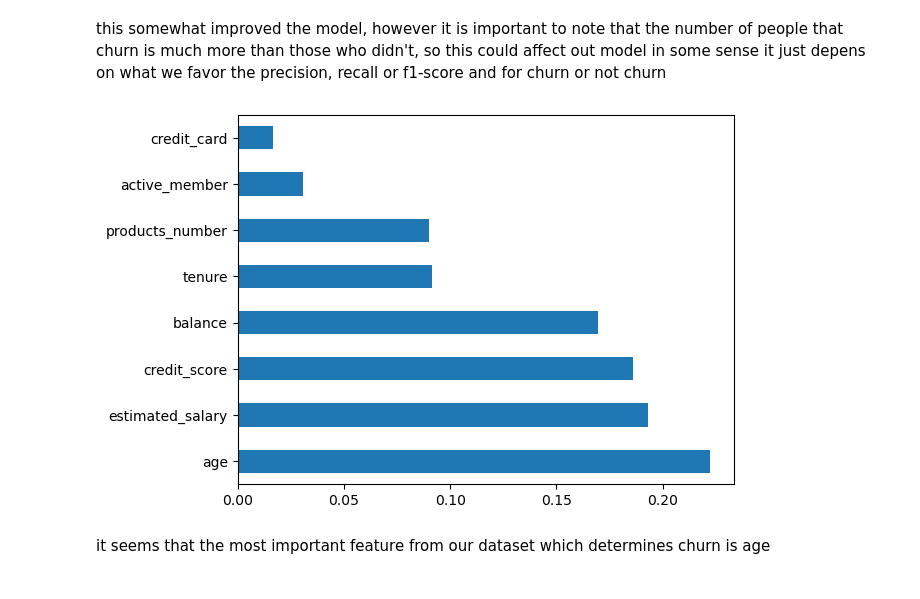
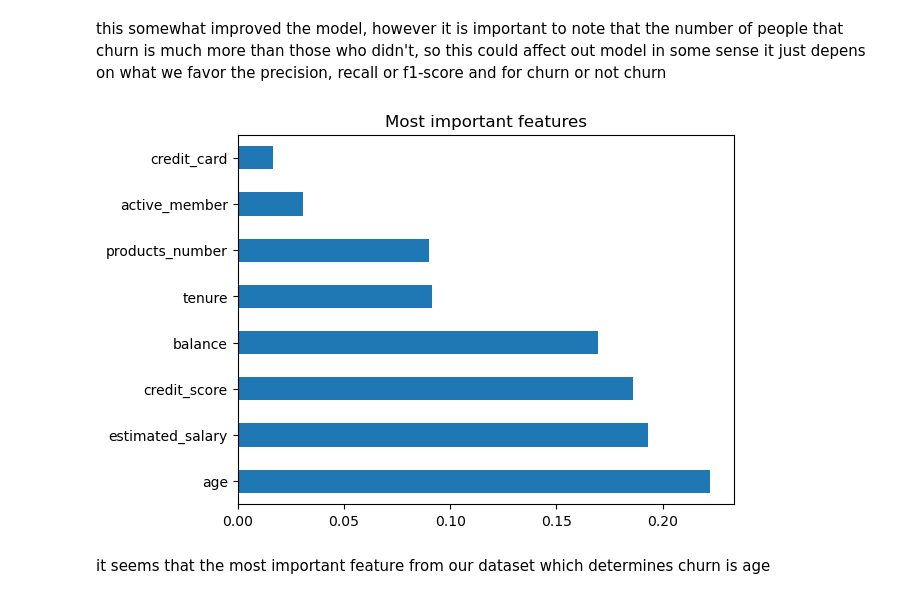
Before and after one commit to bakasheddy/RetainMe-Predicting-Customer-Retention, a Jupyter notebook: Notebook.ipynb, the cells around one changed output. Saved outputs shown, nothing was run; the diff lists cells and outputs as text; code cells hidden in the pictures.

```diff
--- a/Notebook.ipynb
+++ b/Notebook.ipynb
@@ -430,9 +430,10 @@ this somewhat improved the model, however it is important to note that the numbe
 # %%
 #plot graph of feature importances for better visualization
 feat_importances = pd.Series(ada.feature_importances_, index=X.columns)
 feat_importances.nlargest(10).plot(kind='barh')
+plt.title('Most important features')
 plt.show()
 # %% [output]
-[figure, old version]
+[figure, new version]
-# %% [markdown]
-it seems that the most important feature from our dataset which determines churn is age
+# %% [markdown]
+it seems that the most important feature from our dataset which determines churn is age
```
